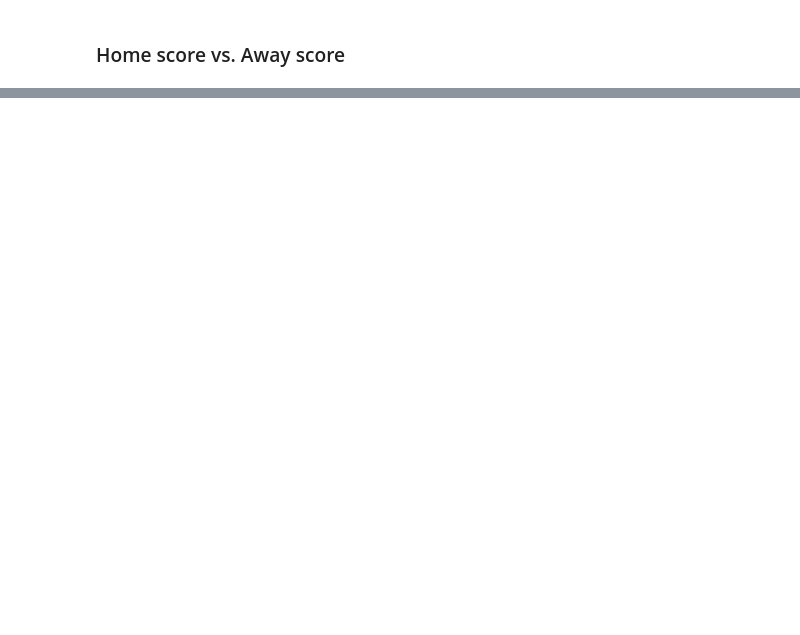
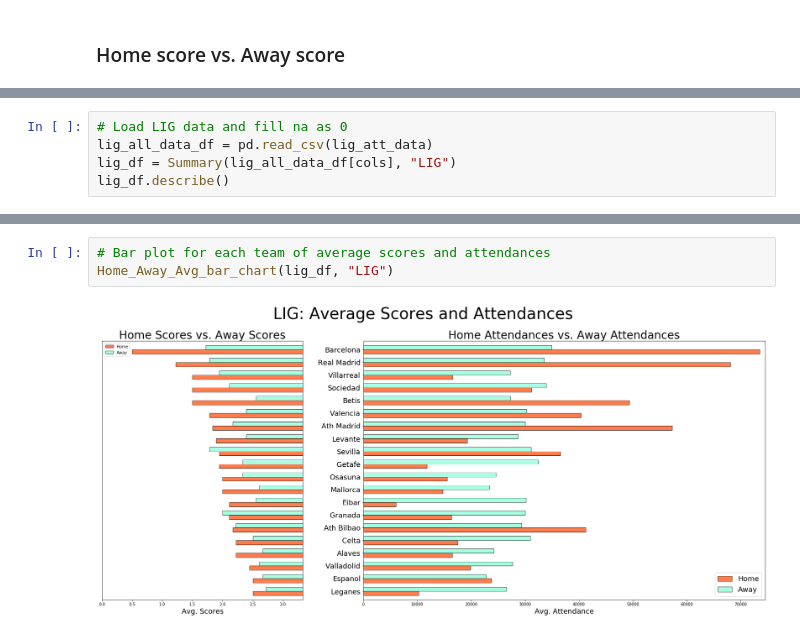
Before and after one commit to georgealym/project-one, a Jupyter notebook: py_codes/attendance_game_charts.ipynb, the cells around one changed output, grey strips where cells are left out. Drawn from its saved outputs; the diff is of its cells as text; blank space fills up the shorter version.

```diff
--- a/py_codes/attendance_game_charts.ipynb
+++ b/py_codes/attendance_game_charts.ipynb
@@ -230,0 +317,5 @@ Att_Score_scatter(epl_df, "EPL")
+# %%
+# Load LIG data and fill na as 0
+lig_all_data_df = pd.read_csv(lig_att_data)
+lig_df = Summary(lig_all_data_df[cols], "LIG")
+lig_df.describe()
@@ -230,0 +334,5 @@ Att_Score_scatter(epl_df, "EPL")
+# %%
+# Bar plot for each team of average scores and attendances
+Home_Away_Avg_bar_chart(lig_df, "LIG")
+# %% [output]
+[figure, added]
```
Also changed, not shown: parts of 21 cells of this notebook.
